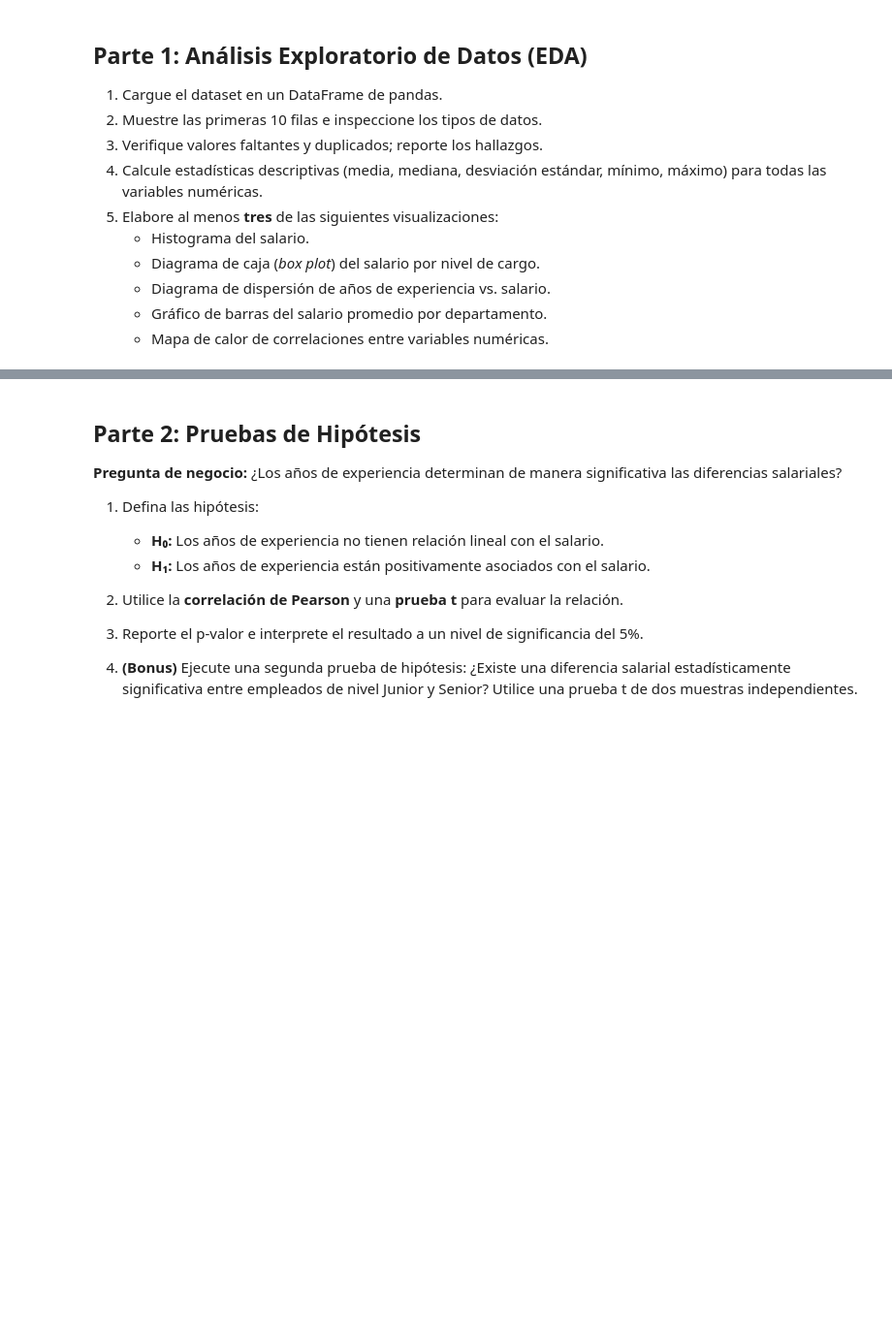
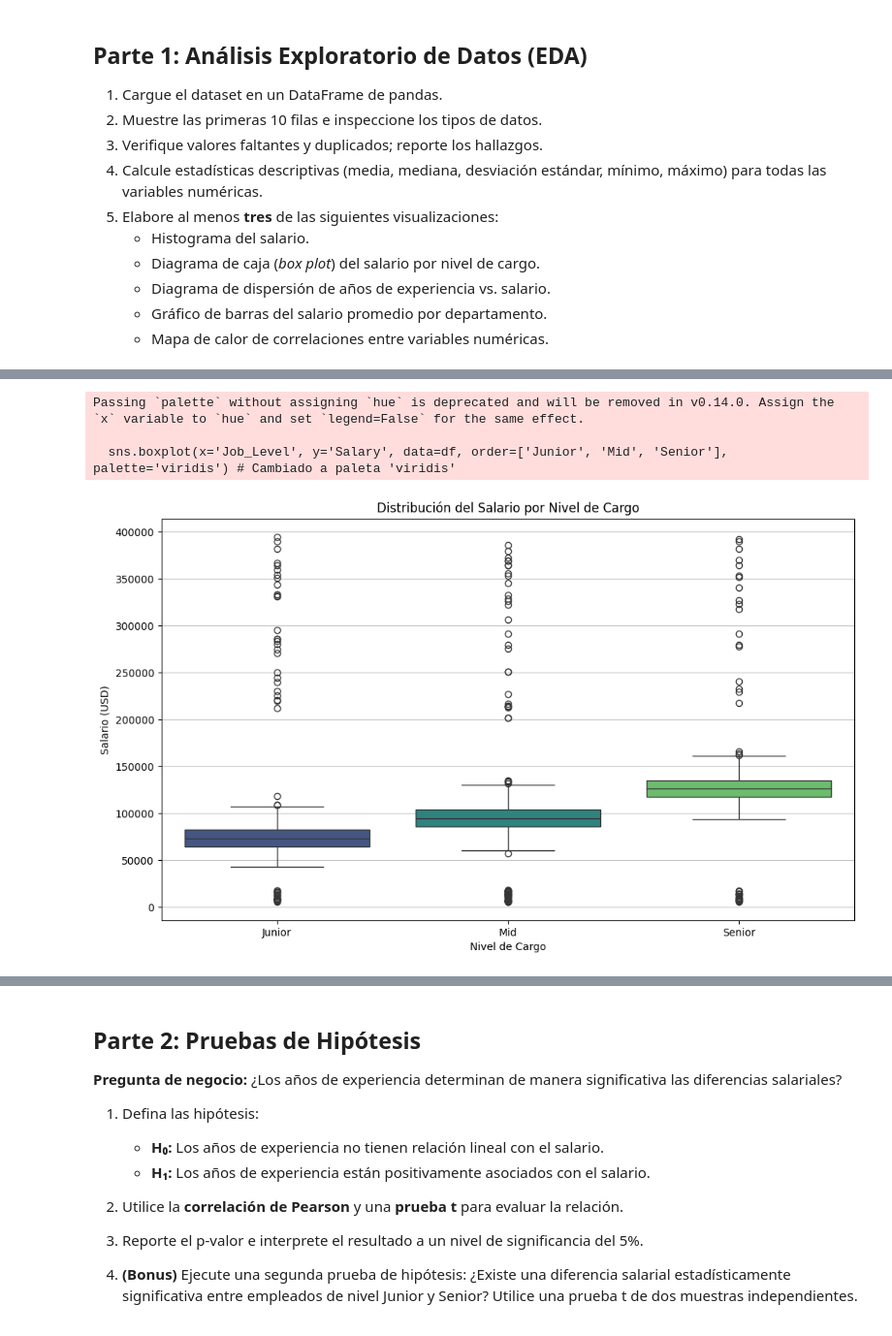
Before and after one commit to lenkovo81/ICS40125-entregables, a Jupyter notebook: docs/projects/project_01.ipynb, the cells around one changed output, grey strips where cells are left out. Shown at 97% size. Cells and saved outputs as stored; diff of their text form; code cells hidden in the pictures; blank space fills up the shorter version.

```diff
--- a/docs/projects/project_01.ipynb
+++ b/docs/projects/project_01.ipynb
@@ -72,0 +163,14 @@ df.head()
+# %%
+# Diagrama de caja del salario por nivel de cargo
+plt.figure(figsize=(12, 7))
+sns.boxplot(x='Job_Level', y='Salary', data=df, order=['Junior', 'Mid', 'Senior'], palette='viridis') # Cambiado a paleta 'viridis'
+plt.title('Distribución del Salario por Nivel de Cargo')
+plt.xlabel('Nivel de Cargo')
+plt.ylabel('Salario (USD)')
+plt.grid(axis='y', alpha=0.75)
+plt.show()
+# %% [output]
+Passing `palette` without assigning `hue` is deprecated and will be removed in v0.14.0. Assign the `x` variable to `hue` and set `legend=False` for the same effect.
+
+  sns.boxplot(x='Job_Level', y='Salary', data=df, order=['Junior', 'Mid', 'Senior'], palette='viridis') # Cambiado a paleta 'viridis'
+[figure, added]
```
Also changed, not shown: parts of 27 cells of this notebook.
